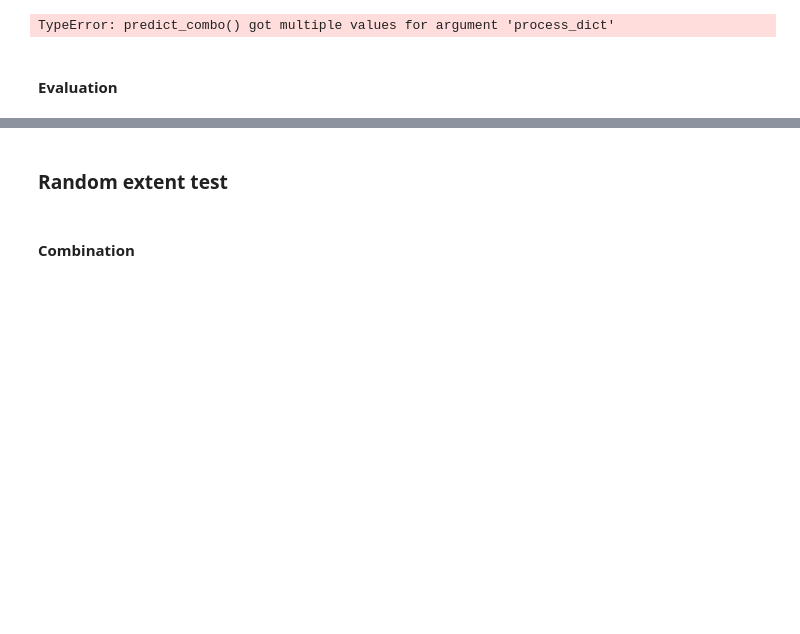
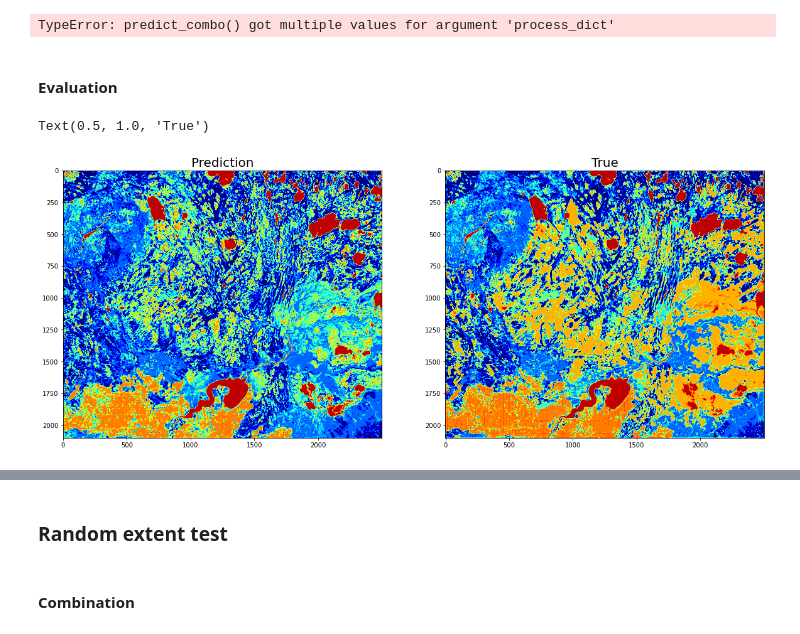
Before and after one commit to fynnweaver/Land_Cover_Classification, a Jupyter notebook: Ensemble.ipynb, the cells around one changed output, grey strips where cells are left out. Drawn from its saved outputs; the diff is of its cells as text; code cells hidden in the pictures; blank space fills up the shorter version.

Commit message:
Cleaning up ImageExperiments and Ensemble

```diff
--- a/Ensemble.ipynb
+++ b/Ensemble.ipynb
@@ -59,6 +66,7 @@ process_14_bin14_13 = {
                        'target_edge': ['B8A', None, None],
                         'target_outlier' : ['B01f', False, False],
                         'gaussian' : [False, False, True],
+                        'geocoords': [False, False, False],
                         'clustering' : [False, False, '../models/kcluster_13.sav'],
                         'calculate_layers' : [True, 'Extra', True]}
 binary_14_bin14_13 = {'model': [1], 'class': [14]}
@@ -86,10 +94,21 @@ combo_pred_list, y_true = predict_combo([forest_15, xgb_bin14, forest_16], '../d
 
 #combine predictions based on class list
 combo_pred = combine_pred(combo_pred_list, class_lists = [[14], [15]], binary = binary_15_bin14_16)
-# %%
-demo_site = pd.read_csv('../data_tests/demo_site.csv')
-y_true = demo_site['land_cover']
-y_true = y_true.values.reshape(2500, 2100).T
-y_true = y_true.flatten()
 # %% [markdown]
 #### Evaluation
+# %%
+#plot classification maps
+fig = plt.figure(figsize=(20, 10))
+ax1 = fig.add_subplot(121)  # left side
+ax2 = fig.add_subplot(122)  # right side
+
+cmap = cm.get_cmap('jet', 19)
+
+ax1.imshow(np.asarray(final_pred).reshape(2100, 2500), vmin = 1, vmax = 19, cmap = cmap)
+ax2.imshow(np.asarray(y_true).reshape(2100, 2500),  vmin = 1, vmax = 19, cmap = cmap)
+
+ax1.set_title('Prediction', fontsize = 20)
+ax2.set_title('True', fontsize = 20)
+# %% [output]
+Text(0.5, 1.0, 'True')
+[figure, added]
```
Also changed, not shown: parts of 9 cells of this notebook, 1 other file.
